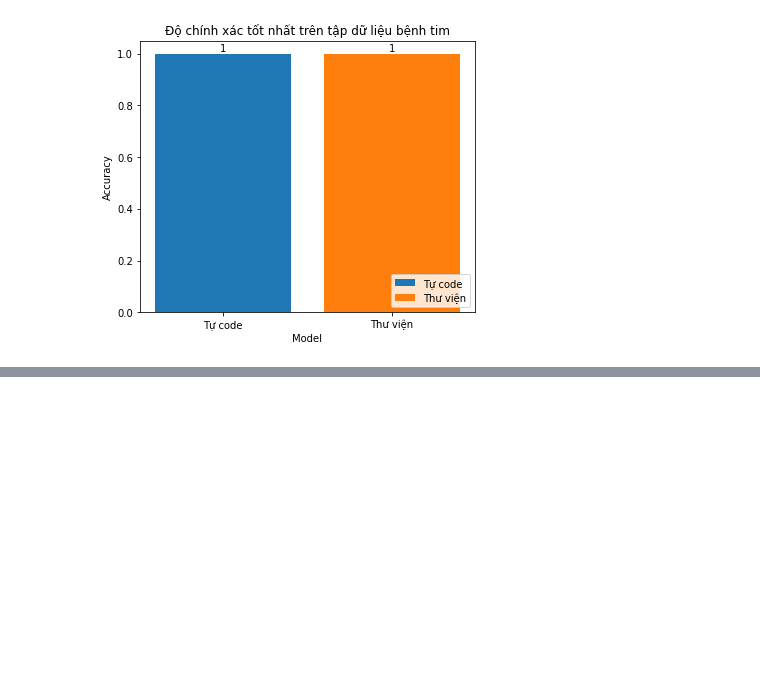
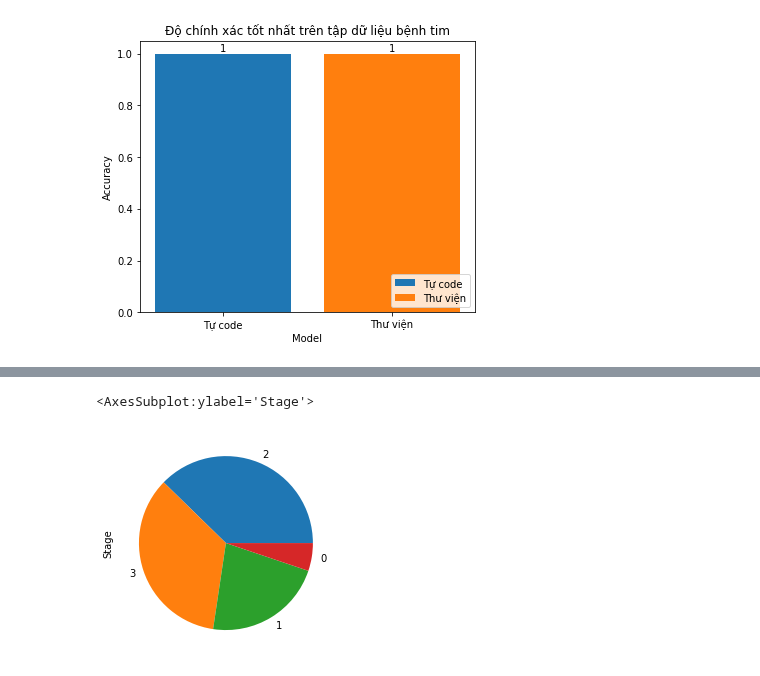
Before and after one commit to ddotu2612/BTL_MachineLearning, a Jupyter notebook: KNN_TuCode.ipynb, the cells around one changed output, grey strips where cells are left out. Cells and saved outputs as stored; diff of their text form; code cells hidden in the pictures; blank space fills up the shorter version.

```diff
--- a/KNN_TuCode.ipynb
+++ b/KNN_TuCode.ipynb
@@ -261,0 +232,11 @@ plt.show()
+# %%
+# dataset 2 bệnh xơ gan
+with open('preprocessing/cirrhosis/X.pkl', 'br') as f:
+    X_train_test = pickle.load(f)
+
+with open('preprocessing/cirrhosis/y.pkl', 'rb') as f:
+    label = pickle.load(f)
+
+print('So luong du lieu: ', len(X_train_test))
+print('So luong nhan: ', len(label))
+X_train_test[0:5]
@@ -261,0 +253,10 @@ plt.show()
+# %%
+# Dataset 2
+cv = StratifiedShuffleSplit(n_splits=1, test_size=0.2, random_state = 0)
+train_index, test_index = list(cv.split(X_train_test, label))[0]
+X_train, X_test = X_train_test.iloc[train_index], X_train_test.iloc[test_index]
+y_train, y_test = label.iloc[train_index], label.iloc[test_index]
+y_train.value_counts().plot(kind="pie")
+# %% [output]
+<AxesSubplot:ylabel='Stage'>
+[figure, added]
```
Also changed, not shown: parts of 14 cells of this notebook, 2 other files.
